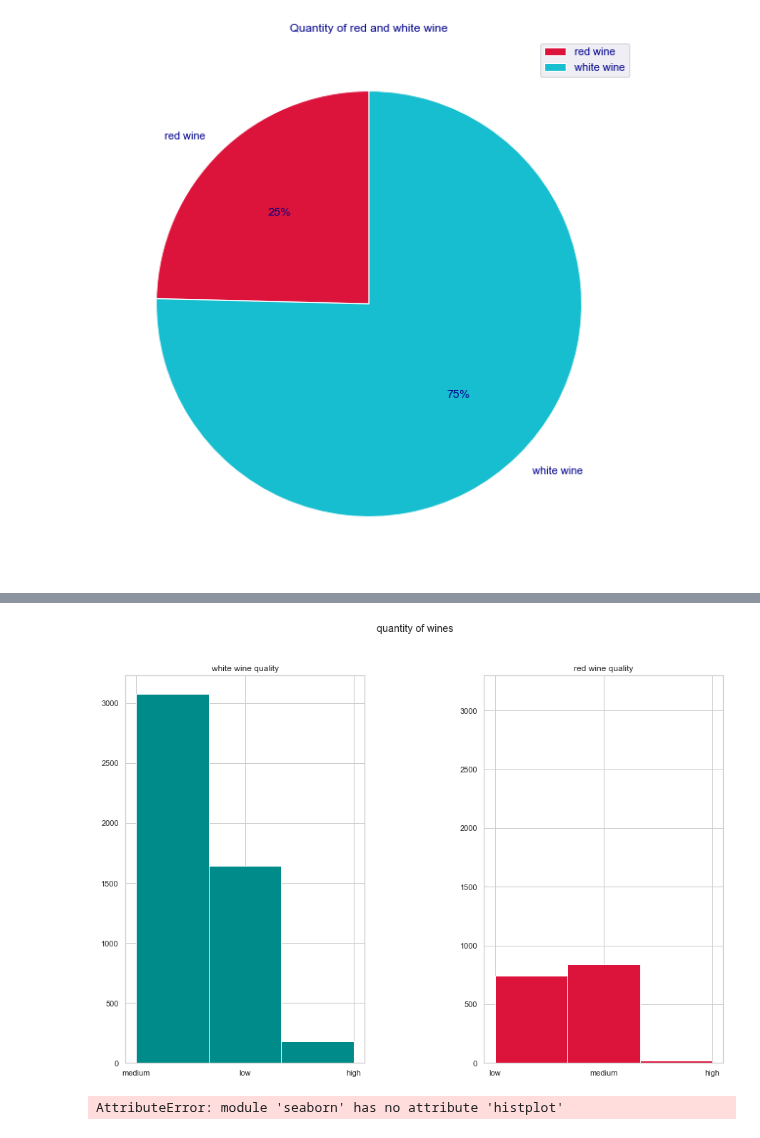
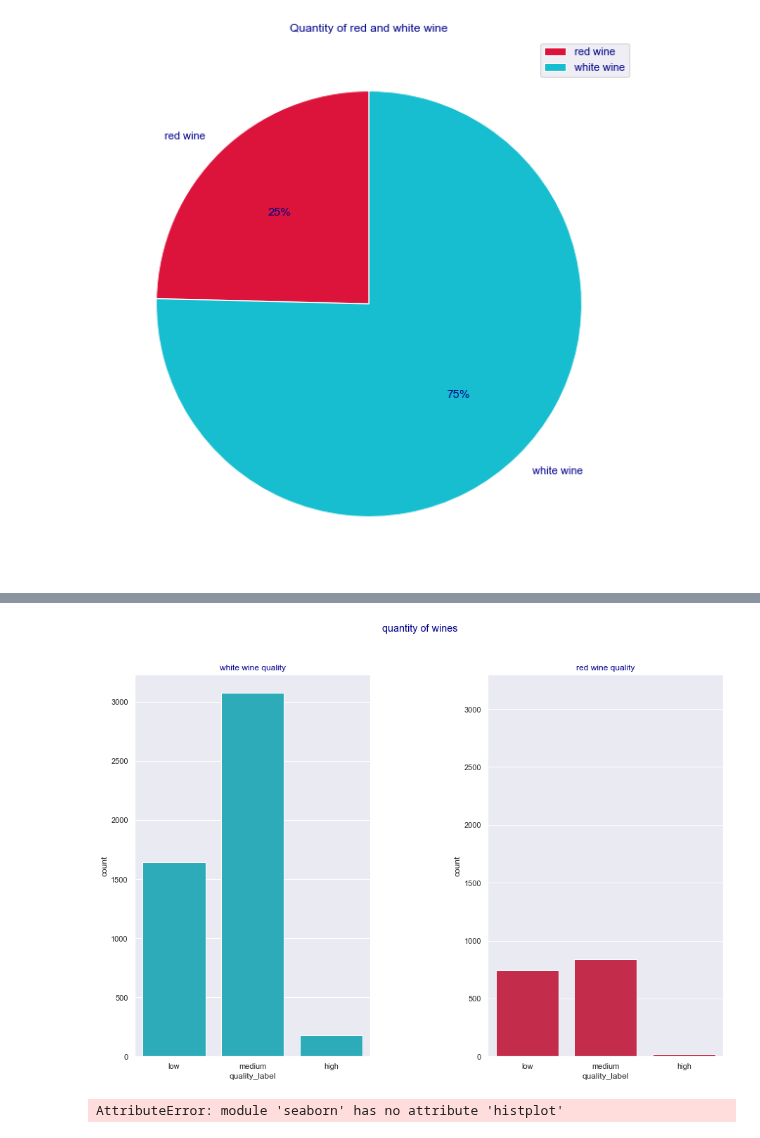
Before and after one commit to satomi26/Project-2, a Jupyter notebook: all_wine.ipynb, the cells around one changed output, grey strips where cells are left out. Cells and saved outputs as stored; diff of their text form; code cells hidden in the pictures.

```diff
--- a/all_wine.ipynb
+++ b/all_wine.ipynb
@@ -396,19 +412,18 @@ IndexError: too many indices for array
 # %%
-#white = plt.hist(df_white["quality_label"], bins = 3, color = "#17becf")
-#red = plt.hist(df_red["quality_label"], bins = 3, color = "crimson")
+
 plt.figure(figsize=(15, 10))
 
 plt.subplot(121, title = "white wine quality")
-plt.hist(df_white["quality_label"], bins = 3, color = "darkcyan")
+sns.countplot(x = df_white["quality_label"],  order = ["low","medium","high"], color= "#17becf")
 
 plt.subplot(122, title = "red wine quality")
-plt.hist(df_red["quality_label"], bins = 3, color = "crimson")
+sns.countplot(x = df_red["quality_label"],  order = ["low","medium","high"], color="crimson")
 plt.ylim([0, 3300])
 plt.subplots_adjust(wspace = 0.5)
 plt.suptitle("quantity of wines")
 plt.show()
 # %% [output]
-[figure, old version]
+[figure, new version]
 # %%
 sns.set()
 sns.set_style('whitegrid')
```
Also changed, not shown: parts of 13 cells of this notebook.
